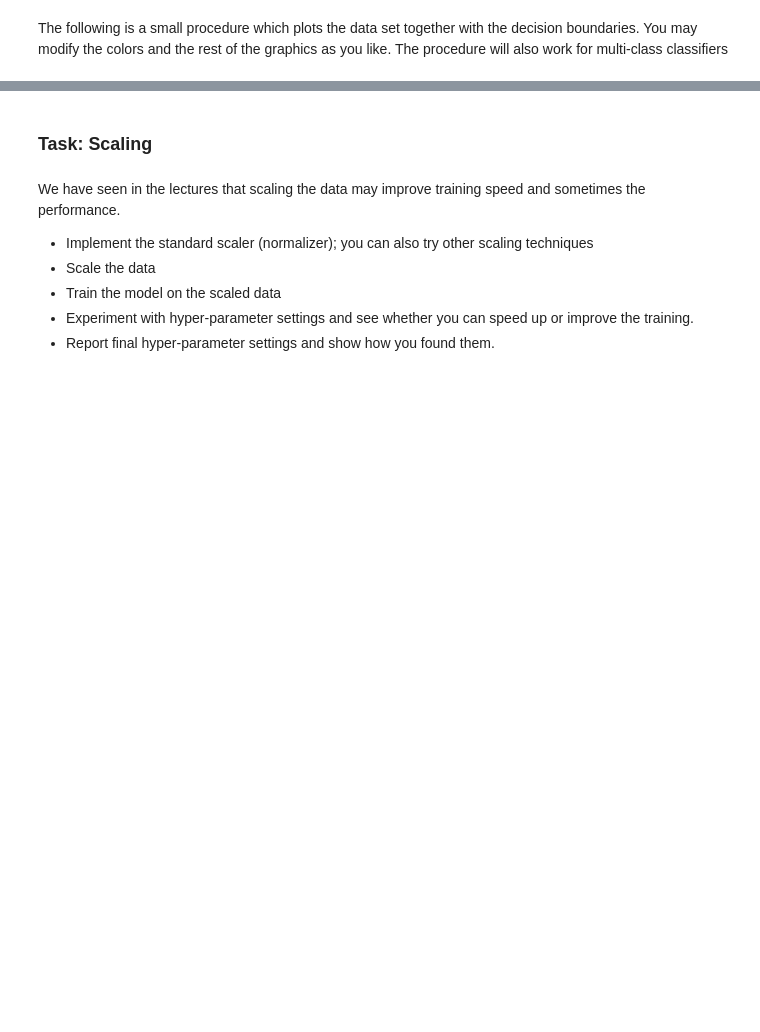
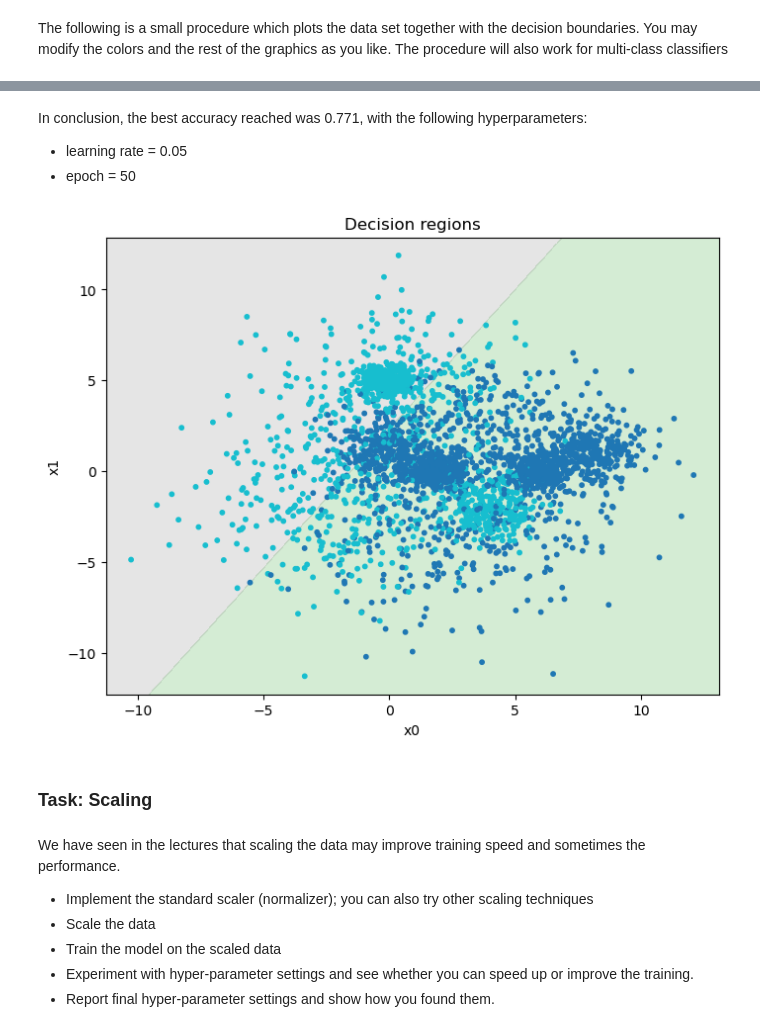
Before and after one commit to sofija-13/intro_AI-ML, a Jupyter notebook: assignment2/in3050_in4050_2025_assignment_2.ipynb, the cells around one changed output, grey strips where cells are left out. Drawn from its saved outputs; the diff is of its cells as text; code cells hidden in the pictures; blank space fills up the shorter version.

```diff
--- a/assignment2/in3050_in4050_2025_assignment_2.ipynb
+++ b/assignment2/in3050_in4050_2025_assignment_2.ipynb
@@ -210,2 +222,27 @@ Report how the accuracy varies with the hyper-parameter settings. It it not suff
 
 When you are satisfied with the result, you may plot the decision boundaries, as above.
+# %%
+### Trying various settings: trying smaller and slightly bigger learning rates, and larger number of epochs
+
+l_rates = [0.001, 0.005, 0.01, 0.05, 0.1, 0.5, 1.0, 5.0]
+epoch_values = [10, 50, 100, 150, 500]
+
+best_accuracy = 0
+best_hyperparameters : tuple[float,int]
+
+for lr in l_rates:
+    print("lr=",lr)
+    for epoch in epoch_values:
+        hyperparametres=lr,epoch
+        print("\tepoch = ",epoch, end="")
+
+        cl.fit(X_train, t2_train, lr, epoch)
+
+        acc=accuracy(cl.predict(X_val), t2_val)
+        print("\taccuracy=", acc)
+
+        if acc>=best_accuracy:
+            best_accuracy=acc
+            best_hyperparameters=hyperparametres
+
+print("\nThe best accuracy reached was ", best_accuracy, "\n with lr=", best_hyperparameters[0], "\nepoch=",best_hyperparameters[1])
@@ -212,3 +267,12 @@ When you are satisfied with the result, you may plot the decision boundaries, as
+# %% [markdown]
+In conclusion, the best accuracy reached was 0.771, with the following hyperparameters:
+- learning rate = 0.05
+- epoch = 50
+# %%
+cl.fit(X_train, t2_train, best_hyperparameters[0], best_hyperparameters[1])
+plot_decision_regions(X_train, t2_train, cl)
+# %% [output]
+[figure, added]
 # %% [markdown]
 ### Task: Scaling
 # %% [markdown]
```
Also changed, not shown: parts of 15 cells of this notebook.
